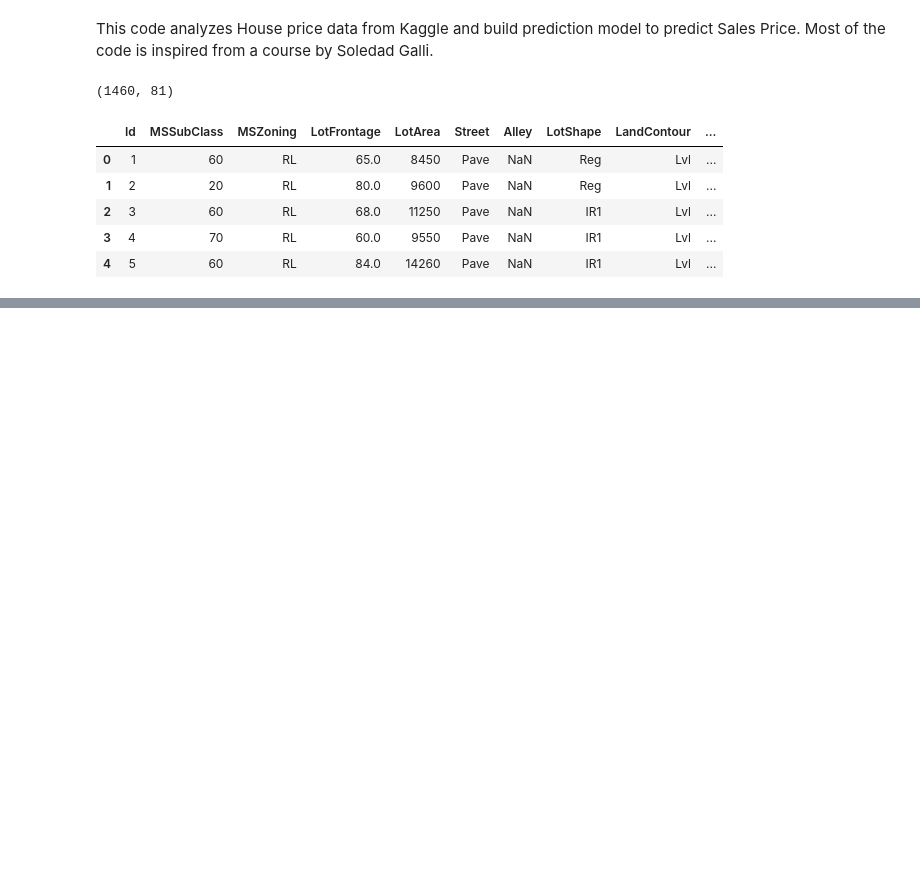
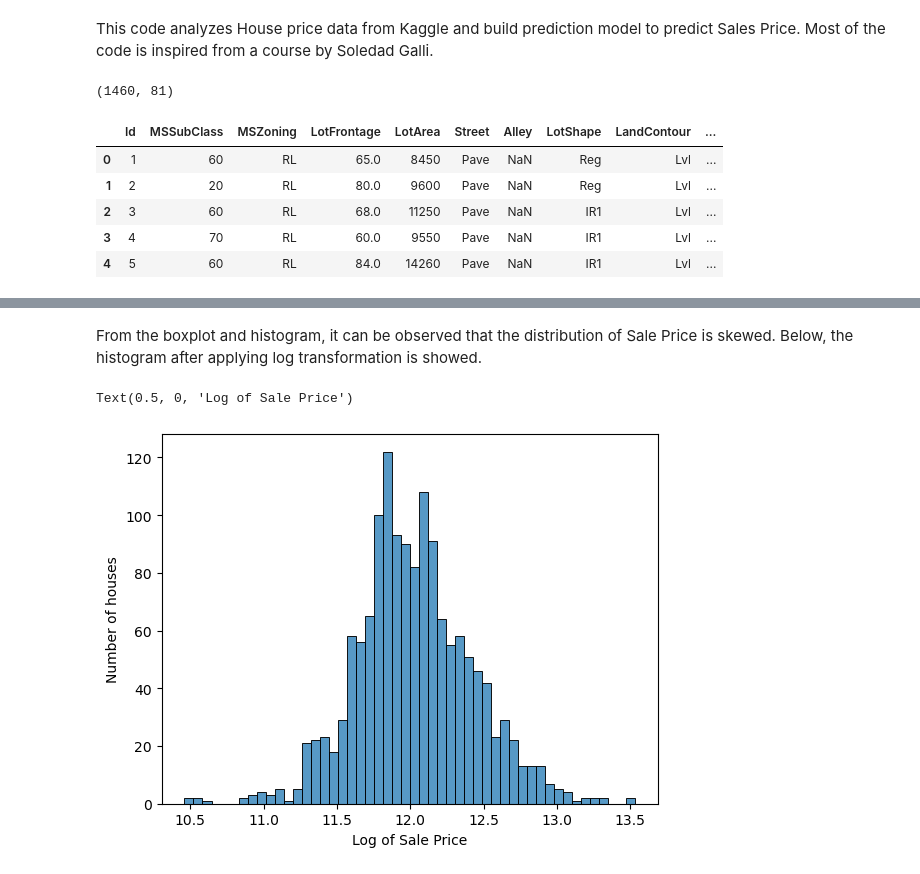
Before and after one commit to aravindkg7/Data-Science-Projects, a Jupyter notebook: House price prediction.ipynb, the cells around one changed output, grey strips where cells are left out. Drawn from its saved outputs; the diff is of its cells as text; code cells hidden in the pictures; blank space fills up the shorter version.

```diff
--- a/House price prediction.ipynb
+++ b/House price prediction.ipynb
@@ -29,0 +57,9 @@ data.head()
+# %% [markdown]
+From the boxplot and histogram, it can be observed that the distribution of Sale Price is skewed. Below, the histogram after applying log transformation is showed.
+# %%
+sns.histplot(data=np.log(data['SalePrice']), bins=50)
+plt.ylabel('Number of houses')
+plt.xlabel('Log of Sale Price')
+# %% [output]
+Text(0.5, 0, 'Log of Sale Price')
+[figure, added]
```
Also changed, not shown: parts of 4 cells of this notebook.
